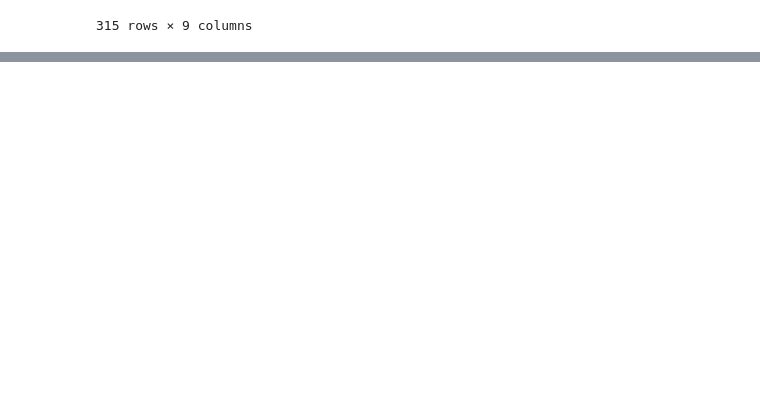
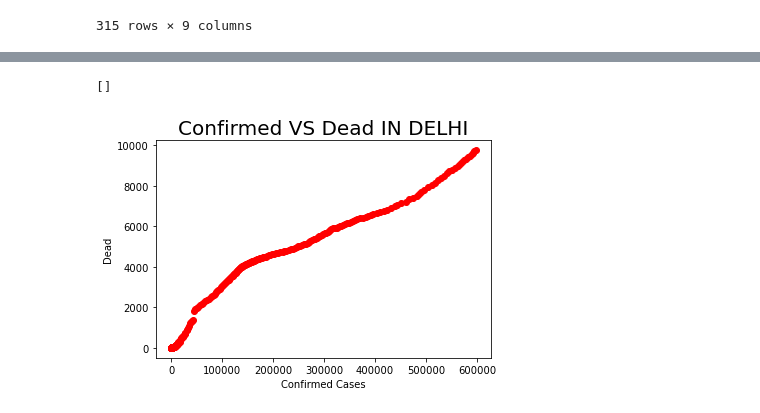
Before and after one commit to Spartan-119/Kaggle, a Jupyter notebook: Covid India.ipynb, the cells around one changed output, grey strips where cells are left out. Drawn from its saved outputs; the diff is of its cells as text; code cells hidden in the pictures; blank space fills up the shorter version.

```diff
--- a/Covid India.ipynb
+++ b/Covid India.ipynb
@@ -150,0 +194,11 @@ plt.plot()
+# %%
+delhi_dead_x = delhi_df['Confirmed']
+delhi_dead_y = delhi_df['Deaths']
+plt.xlabel('Confirmed Cases')
+plt.ylabel('Dead')
+plt.title('Confirmed VS Dead IN DELHI', fontsize = 20)
+delhi_dead = plt.scatter(delhi_dead_x, delhi_dead_y, color = 'red')
+plt.plot()
+# %% [output]
+[]
+[figure, added]
```
Also changed, not shown: parts of 9 cells of this notebook.
